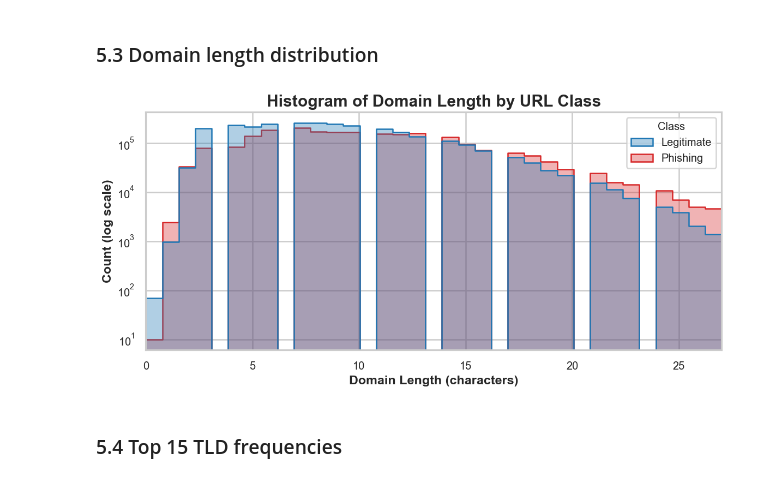
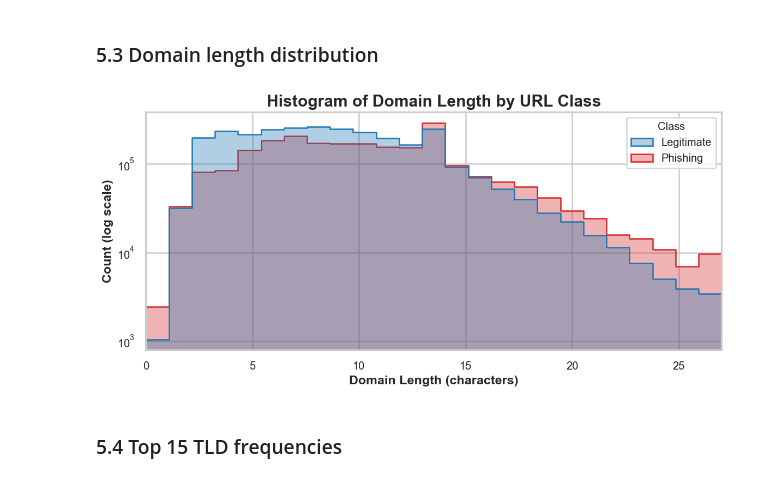
Before and after one commit to NafisNaufal/phishing-url-detection, a Jupyter notebook: eda.ipynb, the cells around one changed output. Cells and saved outputs as stored; diff of their text form; code cells hidden in the pictures.

```diff
--- a/eda.ipynb
+++ b/eda.ipynb
@@ -427,32 +427,32 @@ plt.show()
 # %%
 # Plot 2: Domain length histogram
 fig, ax = plt.subplots(figsize=(10, 5))
 sns.histplot(
     data=domain_length_plot,
     x="DomainLength",
     hue="Class",
     hue_order=CLASS_ORDER,
     palette=CLASS_PALETTE,
-    bins=35,
+    bins=25,
     alpha=0.35,
     common_norm=False,
     stat="count",
     multiple="layer",
     element="step",
     ax=ax,
 )
 ax.set_yscale("log")
 ax.set_xlim(0, domain_length_cap)
 ax.set_title("Histogram of Domain Length by URL Class")
 ax.set_xlabel("Domain Length (characters)")
 ax.set_ylabel("Count (log scale)")
 legend = ax.get_legend()
 if legend is not None:
     legend.set_title("Class")
 plt.tight_layout()
 plt.show()
 # %% [output]
-[figure, old version]
+[figure, new version]
 # %% [markdown]
 ### 5.4 Top 15 TLD frequencies
 # %%
```
Also changed, not shown: parts of 6 cells of this notebook, 1 other file.
